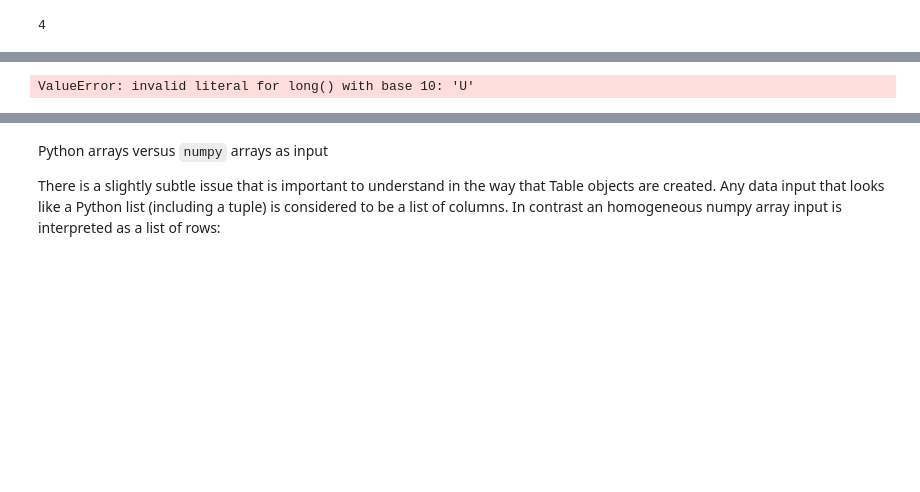
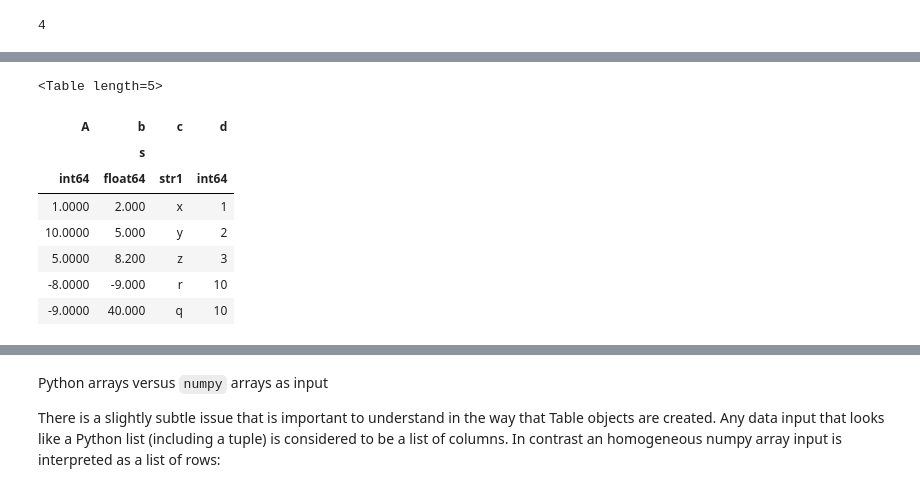
Before and after one commit to Morisset/Python-lectures-Notebooks, a Jupyter notebook: Notebooks/Using_astropy.ipynb, the cells around one changed output, grey strips where cells are left out. Saved outputs shown, nothing was run; the diff lists cells and outputs as text; code cells hidden in the pictures; blank space fills up the shorter version.

```diff
--- a/Notebooks/Using_astropy.ipynb
+++ b/Notebooks/Using_astropy.ipynb
@@ -223,10 +233,18 @@ t
 | 5.0000 | 8.200 | z | 3 |
 | -8.0000 | -9.000 | r | 10 |
 # %%
-t.add_row(['U', -9, 40, 10])
+t.add_row([-9, 40, 'q', 10])
 t
 # %% [output]
-ValueError: invalid literal for long() with base 10: 'U'
+<Table length=5>
+| A | b | c | d |
+|  | s |  |  |
+| int64 | float64 | str1 | int64 |
+| 1.0000 | 2.000 | x | 1 |
+| 10.0000 | 5.000 | y | 2 |
+| 5.0000 | 8.200 | z | 3 |
+| -8.0000 | -9.000 | r | 10 |
+| -9.0000 | 40.000 | q | 10 |
 # %%
 # Masked values
 t = Table([a, b, c], names=('a', 'b', 'c'), masked=True)
```
Also changed, not shown: parts of 45 cells of this notebook, 20 other files.
